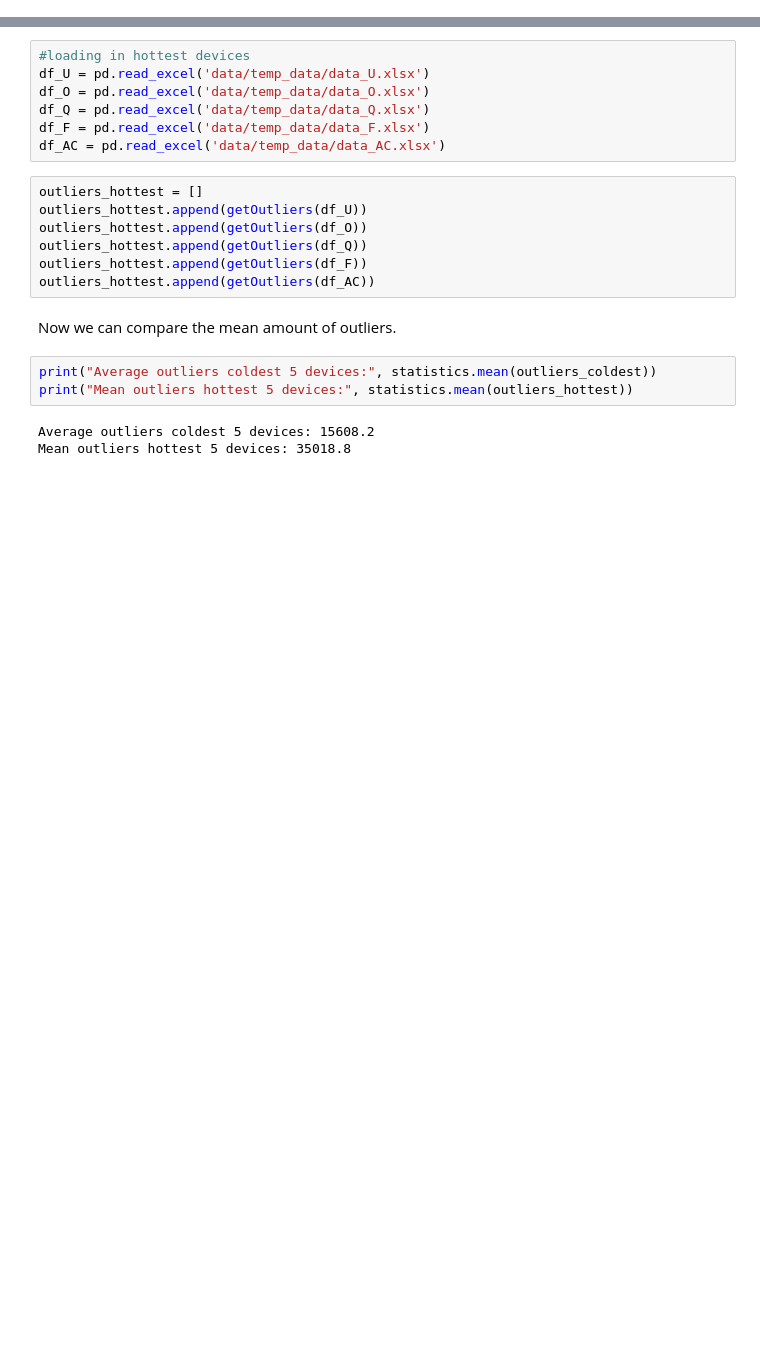
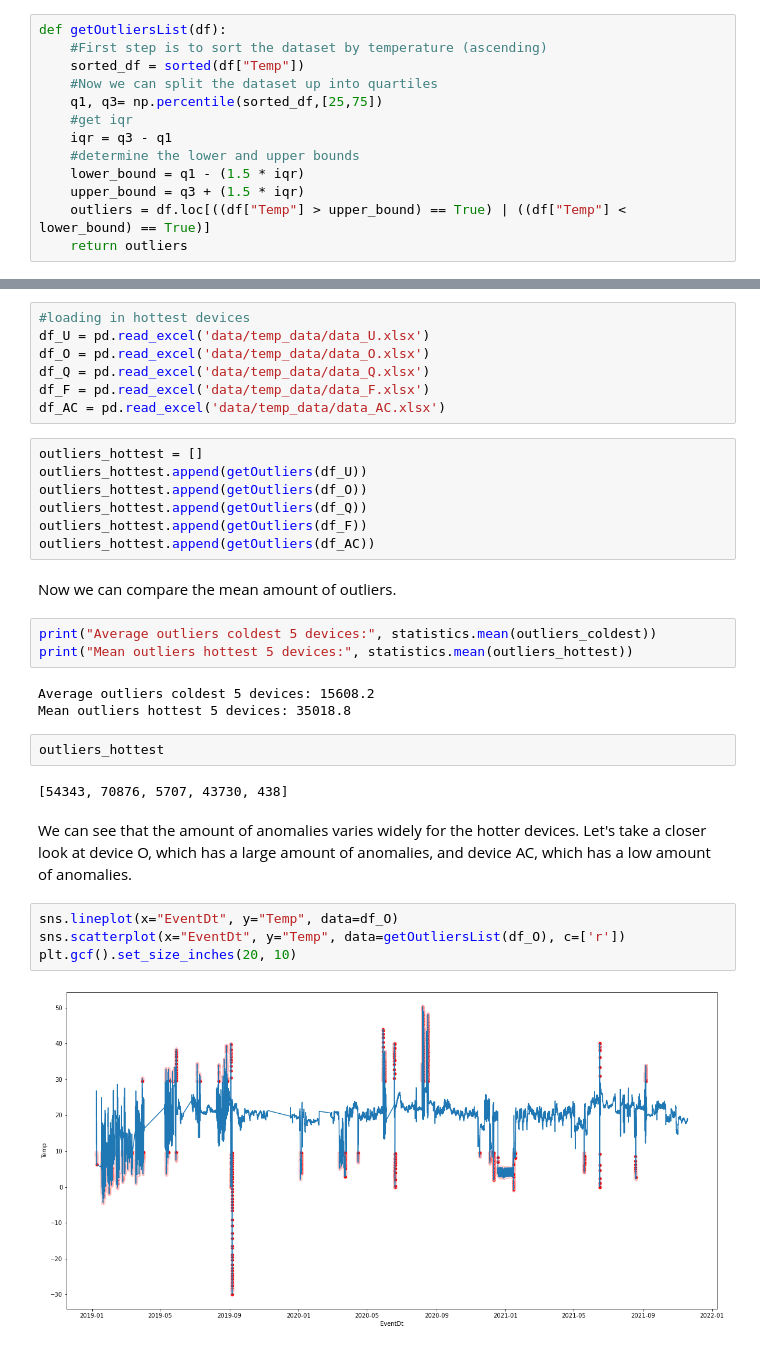
Before and after one commit to margja/SenseAnywhere, a Jupyter notebook: anomalies.ipynb, the cells around one changed output, grey strips where cells are left out. Saved outputs shown, nothing was run; the diff lists cells and outputs as text; blank space fills up the shorter version.

```diff
--- a/anomalies.ipynb
+++ b/anomalies.ipynb
@@ -144,6 +132,19 @@ def getOutliers(df):
     upper_bound = q3 + (1.5 * iqr)
     outliers = df.loc[((df["Temp"] > upper_bound) == True) | ((df["Temp"] < lower_bound) == True)]
     return len(outliers)
+# %%
+def getOutliersList(df):
+    #First step is to sort the dataset by temperature (ascending)
+    sorted_df = sorted(df["Temp"])
+    #Now we can split the dataset up into quartiles
+    q1, q3= np.percentile(sorted_df,[25,75])
+    #get iqr
+    iqr = q3 - q1
+    #determine the lower and upper bounds
+    lower_bound = q1 - (1.5 * iqr)
+    upper_bound = q3 + (1.5 * iqr)
+    outliers = df.loc[((df["Temp"] > upper_bound) == True) | ((df["Temp"] < lower_bound) == True)]
+    return outliers
 # %% [markdown]
 Now let's use the function to get the number of outliers in each  of the coldest devices. We will be putting them in a list.
 # %%
@@ -177,3 +178,15 @@ print("Mean outliers hottest 5 devices:", statistics.mean(outliers_hottest))
 # %% [output]
 Average outliers coldest 5 devices: 15608.2
 Mean outliers hottest 5 devices: 35018.8
+# %%
+outliers_hottest
+# %% [output]
+[54343, 70876, 5707, 43730, 438]
+# %% [markdown]
+We can see that the amount of anomalies varies widely for the hotter devices. Let's take a closer look at device O, which has a large amount of anomalies, and device AC, which has a low amount of anomalies.
+# %%
+sns.lineplot(x="EventDt", y="Temp", data=df_O)
+sns.scatterplot(x="EventDt", y="Temp", data=getOutliersList(df_O), c=['r'])
+plt.gcf().set_size_inches(20, 10)
+# %% [output]
+[figure, added]
```
Also changed, not shown: parts of 10 cells of this notebook, 1 other file.
